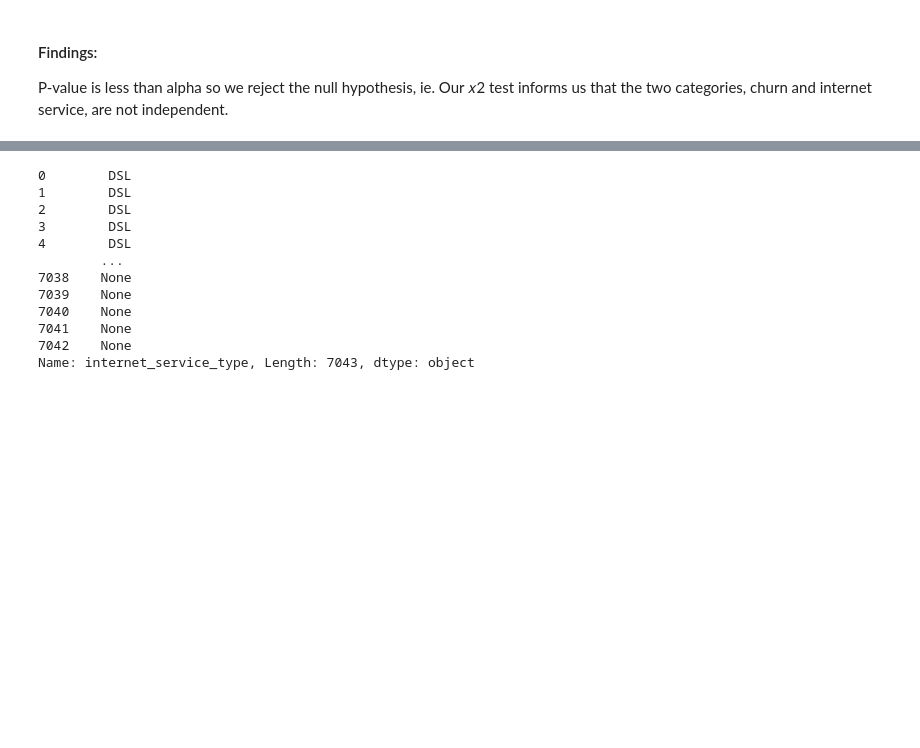
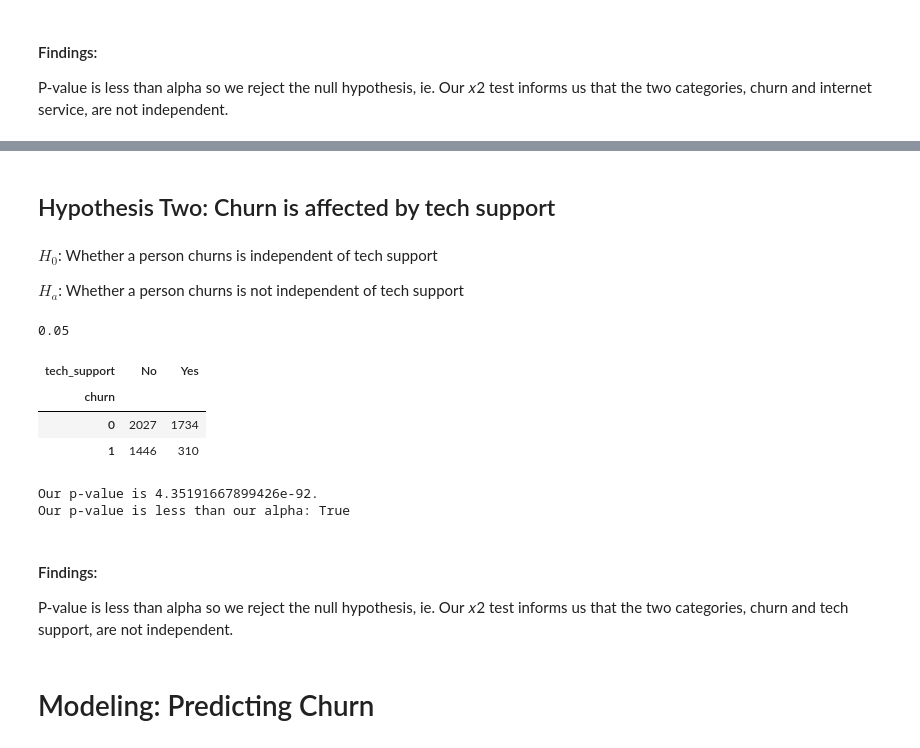
Before and after one commit to CSolitaire/telco_churn, a Jupyter notebook: solitaire_classification_project.ipynb, the cells around one changed output, grey strips where cells are left out. Cells and saved outputs as stored; diff of their text form; code cells hidden in the pictures; blank space fills up the shorter version.

```diff
--- a/solitaire_classification_project.ipynb
+++ b/solitaire_classification_project.ipynb
@@ -350,15 +397,37 @@ Index(['gender', 'senior_citizen', 'partner', 'dependents', 'tenure',
-# %%
-df_explore.internet_service_type
-# %% [output]
-0        DSL
-1        DSL
-2        DSL
-3        DSL
-4        DSL
-        ...
-7038    None
-7039    None
-7040    None
-7041    None
-7042    None
-Name: internet_service_type, Length: 7043, dtype: object
+# %% [markdown]
+## Hypothesis Two: Churn is affected by tech support
+# %% [markdown]
+$H_{0}$: Whether a person churns is independent of tech support
+
+$H_{a}$: Whether a person churns is not independent of tech support
+# %%
+# Set alpha for hypothesis test
+confidence_level = .95
+alpha = round(1 - confidence_level,2)
+alpha
+# %% [output]
+0.05
+# %%
+# Sort tech support and eliminate 'no internet service' before crosstab
+df_support = df_explore.tech_support != 'No internet service'
+df_support_final = df_explore[df_support]
+# %%
+ctab = pd.crosstab(df_support_final.churn, df_support_final.tech_support)
+ctab
+# %% [output]
+| tech_support | No | Yes |
+| churn |  |  |
+| 0 | 2027 | 1734 |
+| 1 | 1446 | 310 |
+# %%
+Chi2, p, degf, expected = stats.chi2_contingency(ctab)
+print(f'Our p-value is {p}.')
+print(f'Our p-value is less than our alpha: {p < alpha}')
+# %% [output]
+Our p-value is 4.35191667899426e-92.
+Our p-value is less than our alpha: True
+# %% [markdown]
+#### Findings:
+P-value is less than alpha so we reject the null hypothesis, ie. Our 𝑥2 test informs us that the two categories, churn and tech support, are not independent.
+# %% [markdown]
+# Modeling: Predicting Churn
```
Also changed, not shown: parts of 20 cells of this notebook, 2 other files.
